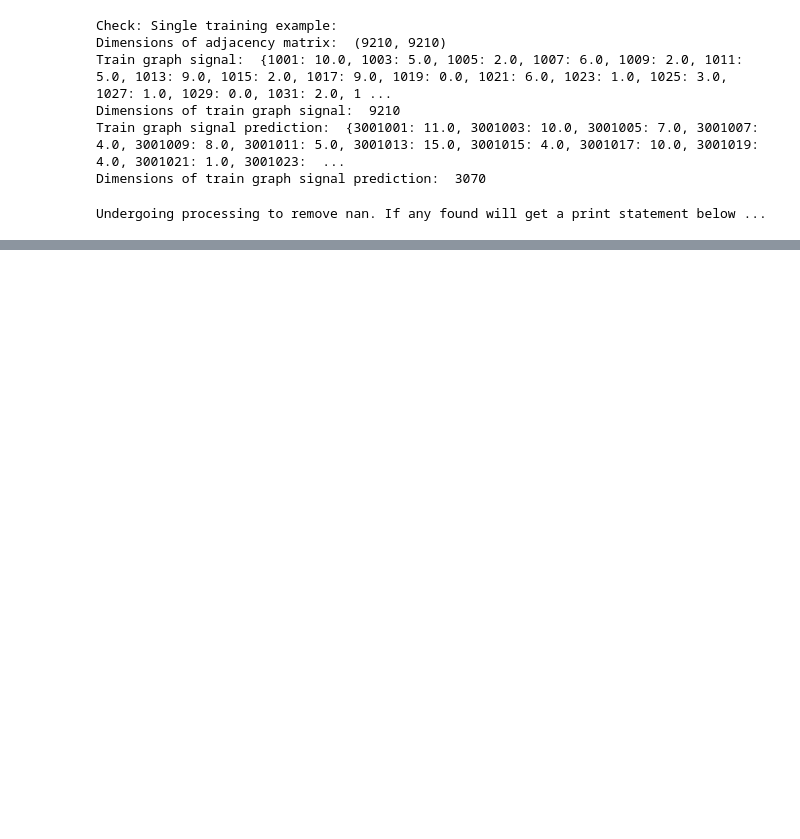
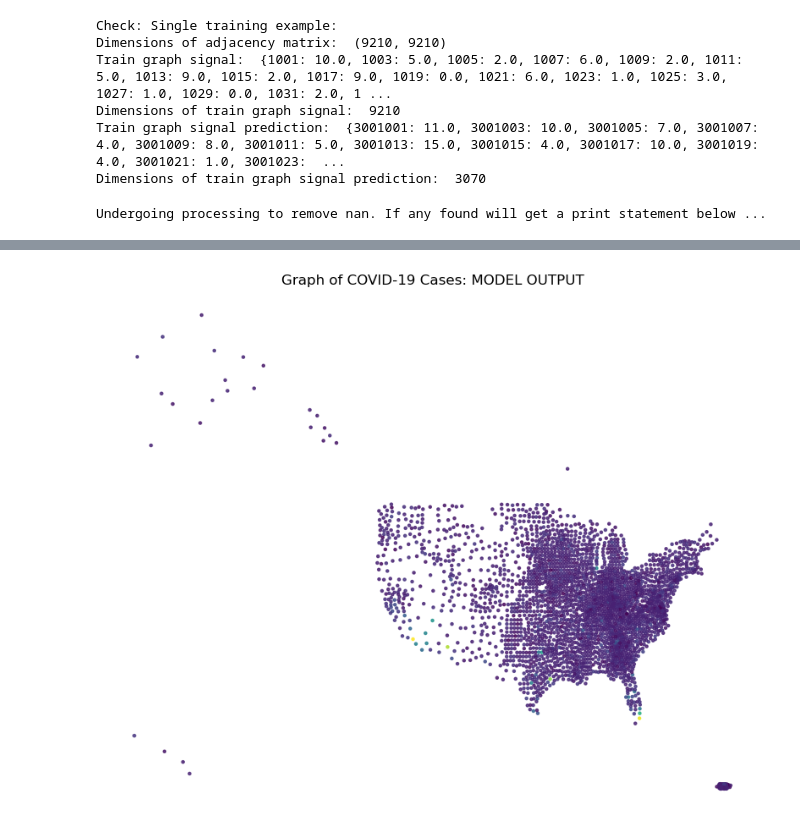
Before and after one commit to AnjaKroon/GraphML, a Jupyter notebook: ClassicalModels/ManualM3.ipynb, the cells around one changed output, grey strips where cells are left out. Cells and saved outputs as stored; diff of their text form; code cells hidden in the pictures; blank space fills up the shorter version.

Commit message:
model3 running and preliminary testing

```diff
--- a/ClassicalModels/ManualM3.ipynb
+++ b/ClassicalModels/ManualM3.ipynb
@@ -366,7 +474,7 @@ num_params = sum(p.numel() for p in model.parameters() if p.requires_grad)
 print("Number of parameters:", num_params)
 
 # Define the loss function and optimizer
-num_epochs = 20
+num_epochs = 40
 criterion = nn.MSELoss()
 optimizer = optim.Adam(model.parameters(), lr=0.1)
 
@@ -455,0 +564,63 @@ Test Loss: 1584.6447
+# %%
+print(out) # last test output
+print(target_graph_signal) # last test example
+
+# plot the united states and have these values as the nodes
+
+# get a list of the key values in train_graph_sig
+geoid_list = list(train_graph_sig.keys())
+
+# make a dictionary where key is geoid_list entry and value is out entry
+out_dict = {geoid_list[i]: out[i].item() for i in range(len(out))}
+target_dict = {geoid_list[i]: target_graph_signal[i].item() for i in range(len(target_graph_signal))}
+
+# need to get the geographical information on where to put these nodes
+# get the geographical information from the preprocessor, 'geoid_o', 'lat_o', 'lng_o' for all the geoids in out_dict
+print(graph_kronecker_whole_df)
+
+# for each geoid_o which is a key in out_dict, get the lat_o and lng_o from the graph_kronecker_whole_df
+# then plot the united states and put the values of out_dict as the node values (new_confirmed)
+# then compare with the target_dict values
+
+'''
+for key in out_dict.keys():
+    # create a dataframe with geoid_o, lat_o, lng_o, new_confirmed
+    out_df = pd.DataFrame({'geoid_o': list(out_dict.keys()),
+                           'lat_o': [graph_kronecker_whole_df[graph_kronecker_whole_df['geoid_o'] == key]['lat_o'].values[0] for key in out_dict.keys()],
+                            'lng_o': [graph_kronecker_whole_df[graph_kronecker_whole_df['geoid_o'] == key]['lng_o'].values[0] for key in out_dict.keys()],
+                            'new_confirmed': [out_dict[key] for key in out_dict.keys()]})
+    target_df = pd.DataFrame({'geoid_o': list(target_dict.keys()),
+                               'lat_o': [graph_kronecker_whole_df[graph_kronecker_whole_df['geoid_o'] == key]['lat_o'].values[0] for key in target_dict.keys()],
+                                 'lng_o': [graph_kronecker_whole_df[graph_kronecker_whole_df['geoid_o'] == key]['lng_o'].values[0] for key in target_dict.keys()],
+                                   'new_confirmed': [target_dict[key] for key in target_dict.keys()]})
+'''
+
+
+import networkx as nx
+import matplotlib.pyplot as plt
+
+# Create an empty graph
+G = nx.Graph()
+
+# Add nodes with attributes
+geoid_o = list(out_dict.keys())
+lat_o = [graph_kronecker_whole_df[graph_kronecker_whole_df['geoid_o'] == key]['lat_o'].values[0] for key in out_dict.keys()]
+lng_o = [graph_kronecker_whole_df[graph_kronecker_whole_df['geoid_o'] == key]['lng_o'].values[0] for key in out_dict.keys()]
+new_confirmed = [out_dict[key] for key in out_dict.keys()]
+for i in range(len(geoid_o)):
+    G.add_node(geoid_o[i], new_confirmed=new_confirmed[i], lat=lat_o[i], lng=lng_o[i])
+
+# Get node positions
+pos = {node: (G.nodes[node]['lng'], G.nodes[node]['lat']) for node in G.nodes}
+
+# Get node values
+node_values = [G.nodes[node]['new_confirmed'] for node in G.nodes]
+
+# Plot the graph
+plt.figure(figsize=(10, 8))
+nx.draw_networkx(G, pos, node_color=node_values, cmap='viridis', node_size=5, alpha=0.8, with_labels=False)
+# plt.colorbar(label='New Confirmed Cases')
+plt.title('Graph of COVID-19 Cases: MODEL OUTPUT')
+plt.axis('off')
+plt.show()
+# %% [output]
@@ -455,0 +644 @@ Test Loss: 1584.6447
+[figure, added]
```
Also changed, not shown: parts of 6 cells of this notebook, 2 other files.
